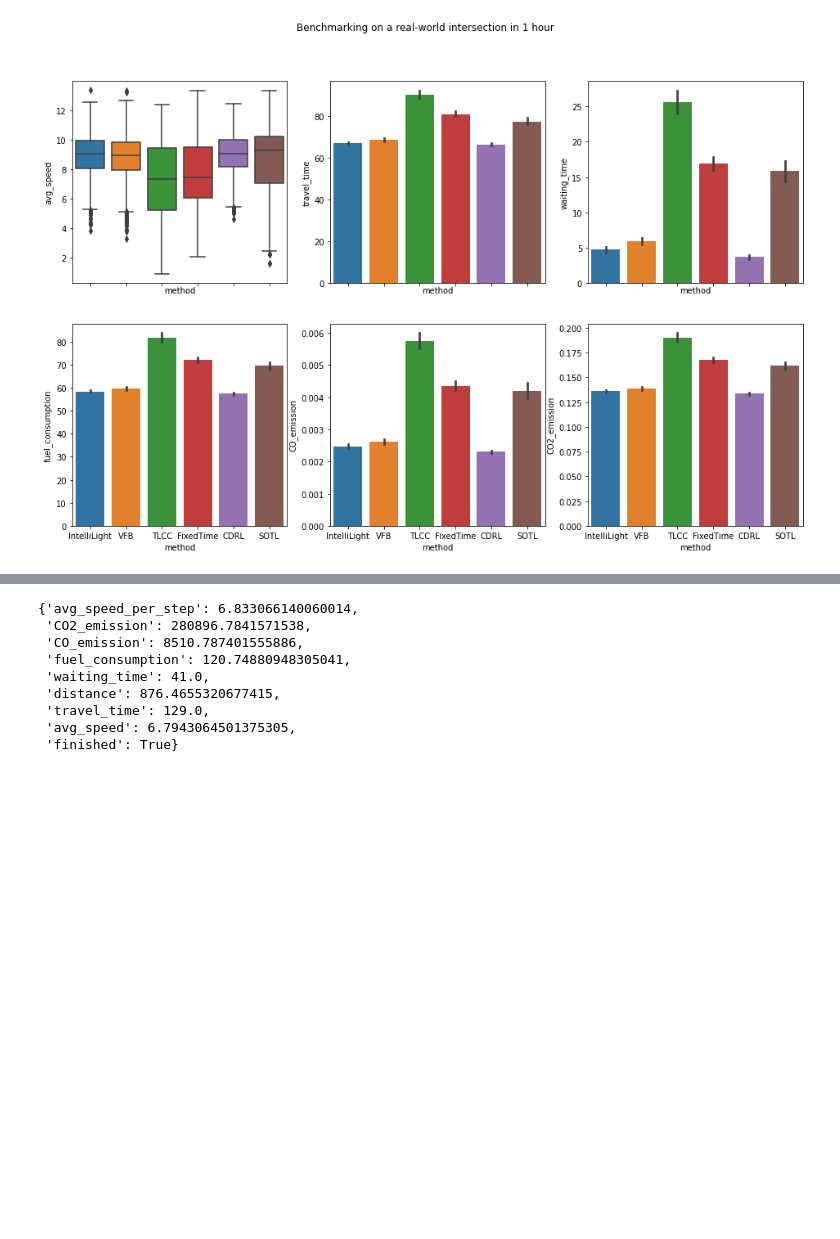
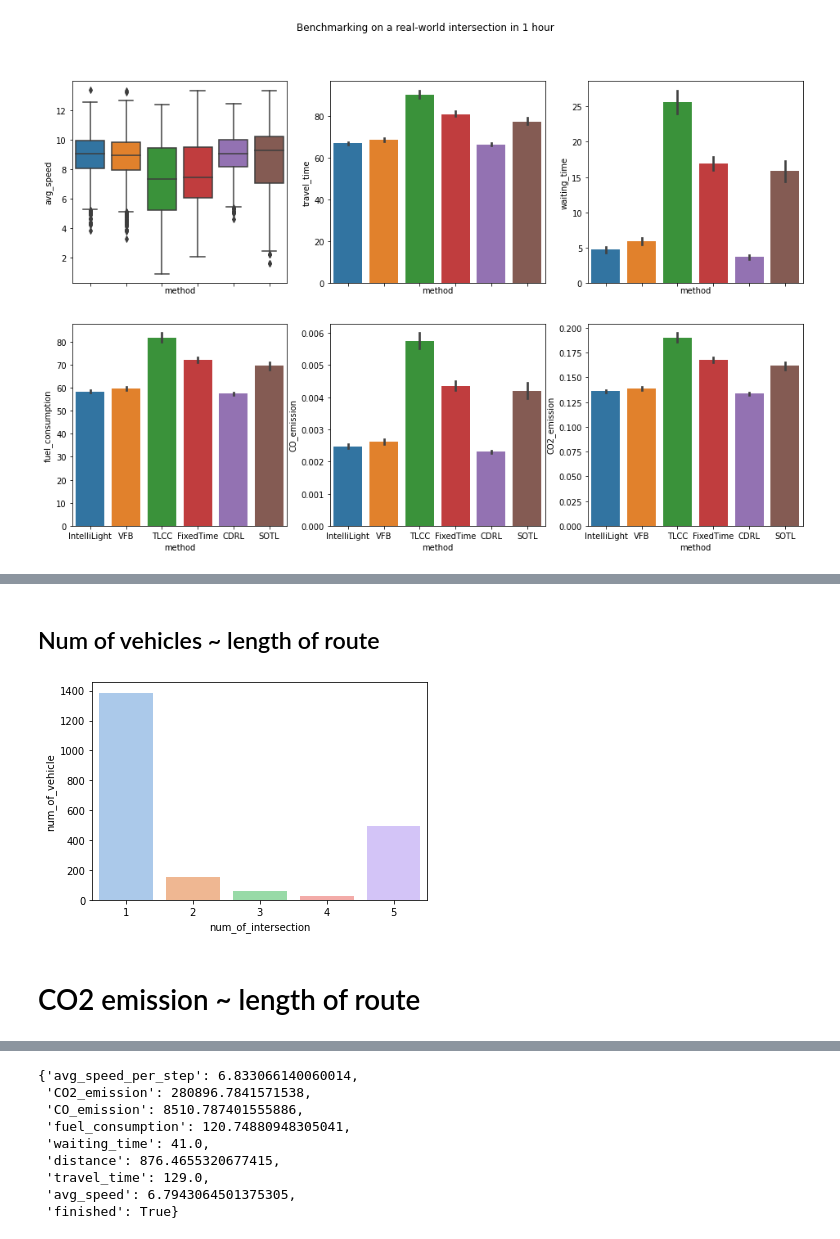
Before and after one commit to Laysest/tslib, a Jupyter notebook: log/final/visualization.ipynb, the cells around one changed output, grey strips where cells are left out. Cells and saved outputs as stored; diff of their text form; code cells hidden in the pictures; blank space fills up the shorter version.

```diff
--- a/log/final/visualization.ipynb
+++ b/log/final/visualization.ipynb
@@ -91,5 +133,0 @@ final_log['CDRL']
-# %%
-data = pd.DataFrame(columns=['method', 'step', 'intersection', 'waiting_time'])
-avg_speed = 0
-for method in os.listdir("./atlanta/"):
-    for intersection in range(len(final_log[method]['tf_logs'])):
@@ -95,0 +172,17 @@ for method in os.listdir("./atlanta/"):
+# %%
+new_routes = []
+for route in routes:
+    if route[0] == "-533146591":
+        new_routes.append(route[1:])
+        continue
+    elif route[-1] == "533146591":
+        new_routes.append(route[:-1])
+        continue
+    new_routes.append(route)
+# %%
+def fix_route(route):
+    if route[0] == "-533146591":
+        return route[1:]
+    if route[-1] == "533146591":
+        return route[:-1]
+    return route
@@ -95,0 +241,20 @@ for method in os.listdir("./atlanta/"):
+# %% [markdown]
+## Num of vehicles ~ length of route
+# %%
+num = [0]*7
+for veh in final_log['CDRL']['veh_logs']:
+    num[len(fix_route(veh['route']))] += 1
+data = pd.DataFrame(columns=['num_of_intersection', 'num_of_vehicle'])
+for k, v in enumerate(num):
+    if k <= 1:
+        continue
+    data = data.append({
+        'num_of_intersection': k - 1,
+        'num_of_vehicle': v
+    }, ignore_index=True)
+sns.barplot(data=data,x='num_of_intersection', y='num_of_vehicle', palette="pastel")
+tikzplotlib.save("test.tex")
+# %% [output]
+[figure, added]
+# %% [markdown]
+# CO2 emission ~ length of route
```
Also changed, not shown: parts of 27 cells of this notebook, 13 other files.
